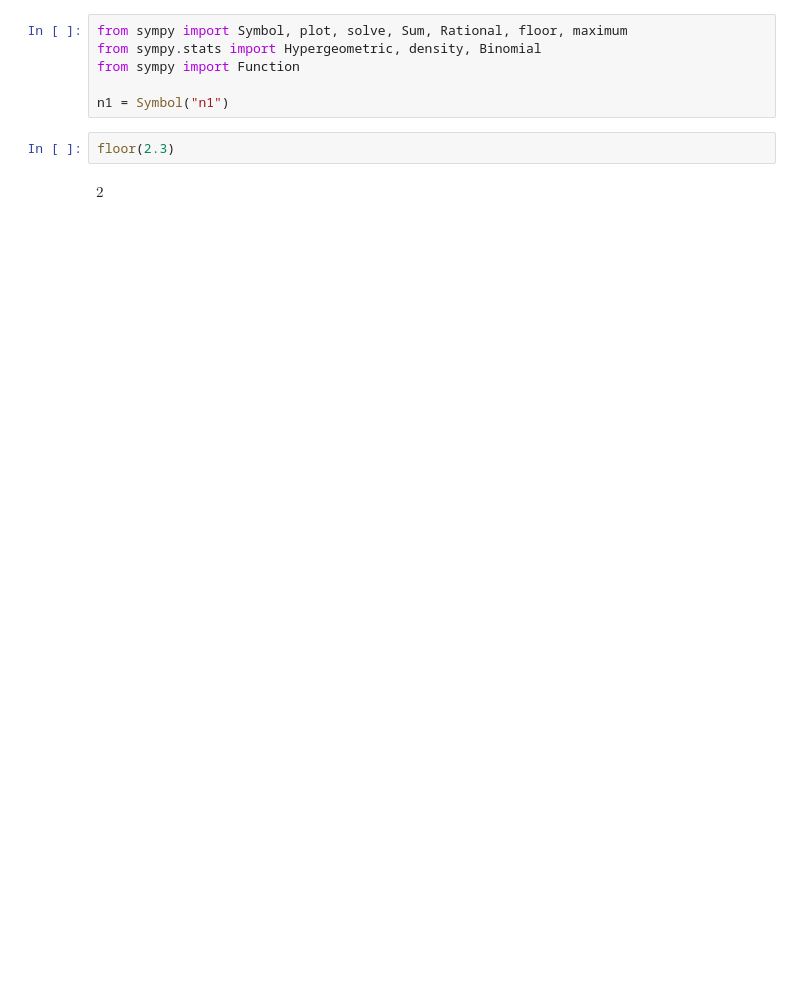
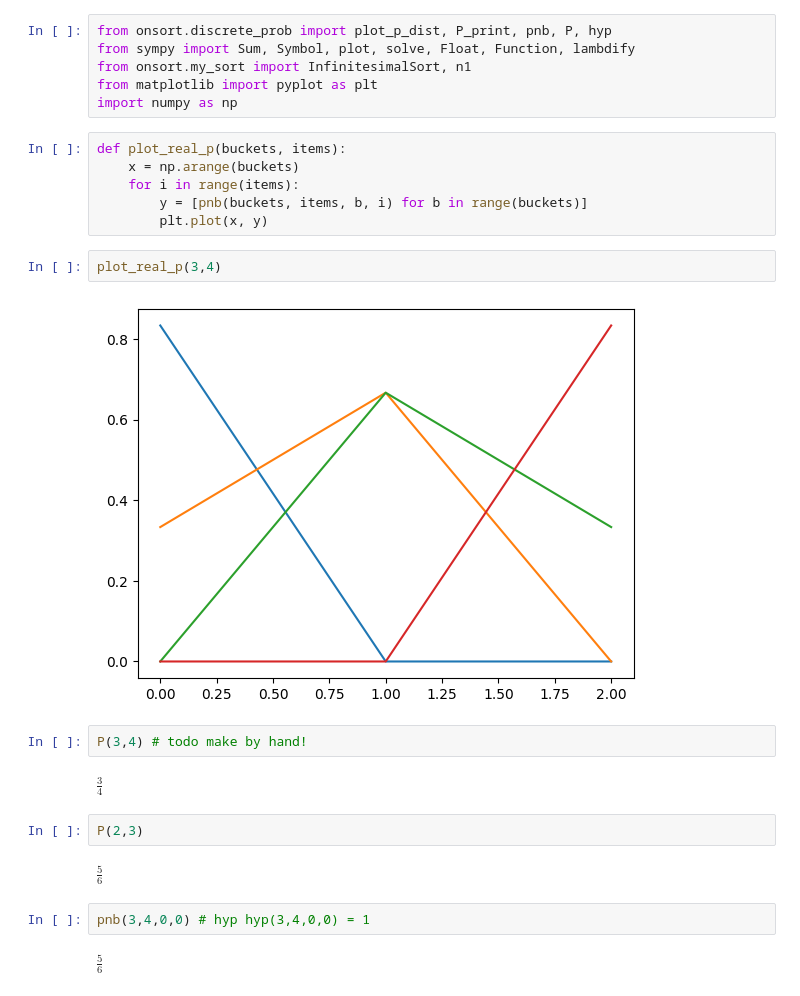
Before and after one commit to PabloRuizCuevas/probability-sorting, a Jupyter notebook: notebooks/tests.ipynb, the cells around one changed output. Drawn from its saved outputs; the diff is of its cells as text; blank space fills up the shorter version.

Commit message:
fixed issued, added plot, discrete case working

```diff
--- a/notebooks/tests.ipynb
+++ b/notebooks/tests.ipynb
@@ -1,10 +1,28 @@
-# %%
-from sympy import Symbol, plot, solve, Sum, Rational, floor, maximum
-from sympy.stats import Hypergeometric, density, Binomial
-from sympy import Function
-
-n1 = Symbol("n1")
+# %%
+from onsort.discrete_prob import plot_p_dist, P_print, pnb, P, hyp
+from sympy import Sum, Symbol, plot, solve, Float, Function, lambdify
+from onsort.my_sort import InfinitesimalSort, n1
+from matplotlib import pyplot as plt
+import numpy as np
+# %%
+def plot_real_p(buckets, items):
+    x = np.arange(buckets)
+    for i in range(items):
+        y = [pnb(buckets, items, b, i) for b in range(buckets)]
+        plt.plot(x, y)
+# %%
+plot_real_p(3,4)
+# %% [output]
+[figure, added]
+# %%
+P(3,4) # todo make by hand!
+# %% [output]
+$\displaystyle \frac{3}{4}$
 # %%
-floor(2.3)
+P(2,3)
 # %% [output]
-$\displaystyle 2$
+$\displaystyle \frac{5}{6}$
+# %%
+pnb(3,4,0,0) # hyp hyp(3,4,0,0) = 1
+# %% [output]
+$\displaystyle \frac{5}{6}$
```
Also changed, not shown: parts of 34 cells of this notebook, 6 other files.
